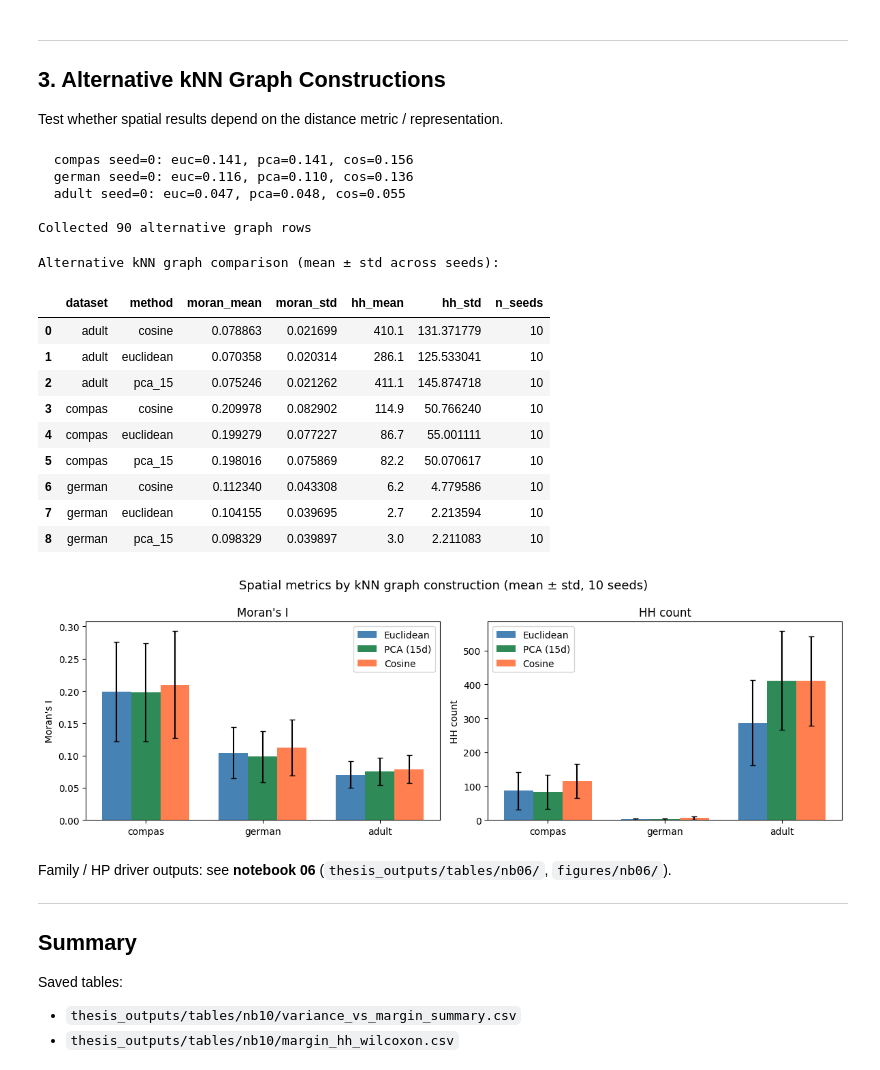
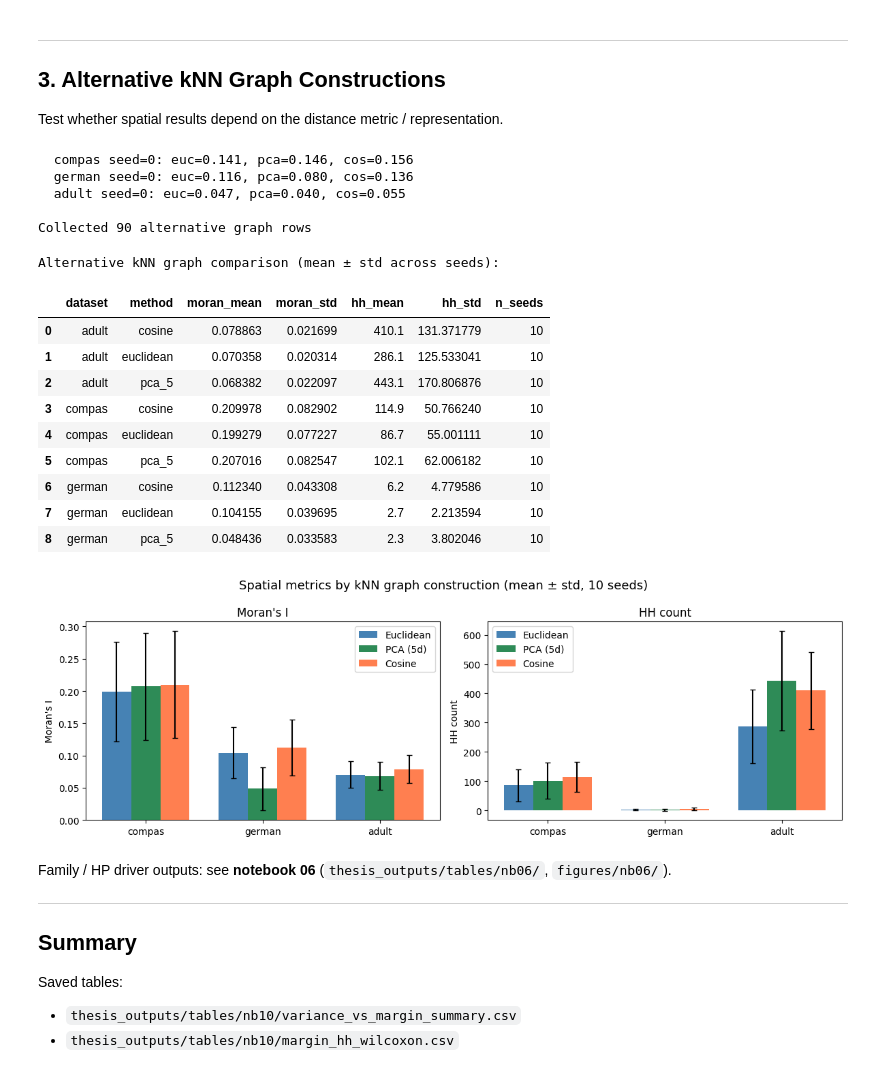
Before and after one commit to DejvisT/spatial-rashomon-multiplicity, a Jupyter notebook: notebooks/10_robustness_and_fairness.ipynb, the cells around one changed output. Cells and saved outputs as stored; diff of their text form; code cells hidden in the pictures.

```diff
--- a/notebooks/10_robustness_and_fairness.ipynb
+++ b/notebooks/10_robustness_and_fairness.ipynb
@@ -600,7 +600,7 @@ def build_cosine_knn_weights(X, k=30):
     return PySAL_W(neighbors, weights)
 
 
-def build_pca_knn_weights(X, n_components=15, k=30):
+def build_pca_knn_weights(X, n_components=5, k=30):
     """Build kNN graph in PCA-reduced space, return PySAL weights."""
     n_components = min(n_components, X.shape[1], X.shape[0])
     pca = PCA(n_components=n_components)
@@ -652,11 +652,11 @@ for dataset in DATASETS:
                 "n_hh": int(sp_base["HH_mask"].sum()),
             })
 
-            # PCA kNN (15 components)
-            W_pca = build_pca_knn_weights(X_test, n_components=15, k=k_ds)
+            # PCA kNN (5 components)
+            W_pca = build_pca_knn_weights(X_test, n_components=5, k=k_ds)
             sp_pca = spatial_with_custom_W(v, W_pca)
             alt_rows.append({
-                "dataset": dataset, "seed": seed, "method": "pca_15",
+                "dataset": dataset, "seed": seed, "method": "pca_5",
                 "moran_i": sp_pca["moran_i"],
                 "n_hh": sp_pca["n_hh"],
             })
@@ -679,9 +679,9 @@ for dataset in DATASETS:
 df_alt = pd.DataFrame(alt_rows)
 print(f"\nCollected {len(df_alt)} alternative graph rows")
 # %% [output]
-  compas seed=0: euc=0.141, pca=0.141, cos=0.156
-  german seed=0: euc=0.116, pca=0.110, cos=0.136
-  adult seed=0: euc=0.047, pca=0.048, cos=0.055
+  compas seed=0: euc=0.141, pca=0.146, cos=0.156
+  german seed=0: euc=0.116, pca=0.080, cos=0.136
+  adult seed=0: euc=0.047, pca=0.040, cos=0.055
 
 Collected 90 alternative graph rows
 # %%
@@ -703,17 +703,17 @@ Alternative kNN graph comparison (mean ± std across seeds):
 |  | dataset | method | moran_mean | moran_std | hh_mean | hh_std | n_seeds |
 | 0 | adult | cosine | 0.078863 | 0.021699 | 410.1 | 131.371779 | 10 |
 | 1 | adult | euclidean | 0.070358 | 0.020314 | 286.1 | 125.533041 | 10 |
-| 2 | adult | pca_15 | 0.075246 | 0.021262 | 411.1 | 145.874718 | 10 |
+| 2 | adult | pca_5 | 0.068382 | 0.022097 | 443.1 | 170.806876 | 10 |
 | 3 | compas | cosine | 0.209978 | 0.082902 | 114.9 | 50.766240 | 10 |
 | 4 | compas | euclidean | 0.199279 | 0.077227 | 86.7 | 55.001111 | 10 |
-| 5 | compas | pca_15 | 0.198016 | 0.075869 | 82.2 | 50.070617 | 10 |
+| 5 | compas | pca_5 | 0.207016 | 0.082547 | 102.1 | 62.006182 | 10 |
 | 6 | german | cosine | 0.112340 | 0.043308 | 6.2 | 4.779586 | 10 |
 | 7 | german | euclidean | 0.104155 | 0.039695 | 2.7 | 2.213594 | 10 |
-| 8 | german | pca_15 | 0.098329 | 0.039897 | 3.0 | 2.211083 | 10 |
+| 8 | german | pca_5 | 0.048436 | 0.033583 | 2.3 | 3.802046 | 10 |
 # %%
 # Grouped bar plot: Moran's I by method for each dataset
-methods = ["euclidean", "pca_15", "cosine"]
-method_labels = ["Euclidean", "PCA (15d)", "Cosine"]
+methods = ["euclidean", "pca_5", "cosine"]
+method_labels = ["Euclidean", "PCA (5d)", "Cosine"]
 colors = ["steelblue", "seagreen", "coral"]
 
 fig, axes = plt.subplots(1, 2, figsize=(12, 4))
@@ -725,34 +725,34 @@ for ax_idx, metric in enumerate(["moran_i", "n_hh"]):
 
     for i, (method, label, color) in enumerate(zip(methods, method_labels, colors)):
         sub = agg_alt[agg_alt["method"] == method]
         means = []
         stds = []
         for ds in DATASETS:
             row = sub[sub["dataset"] == ds]
             if len(row):
                 col_mean = "moran_mean" if metric == "moran_i" else "hh_mean"
                 col_std = "moran_std" if metric == "moran_i" else "hh_std"
                 means.append(row[col_mean].values[0])
                 stds.append(row[col_std].values[0])
             else:
                 means.append(0)
                 stds.append(0)
 
         ax.bar(x + i * width, means, width, yerr=stds, label=label,
                color=color, capsize=3)
 
     ax.set_xticks(x + width)
     ax.set_xticklabels(DATASETS)
     ax.set_ylabel("Moran's I" if metric == "moran_i" else "HH count")
     ax.set_title("Moran's I" if metric == "moran_i" else "HH count")
     ax.legend()
 
 fig.suptitle("Spatial metrics by kNN graph construction (mean ± std, 10 seeds)", fontsize=13)
 plt.tight_layout()
 fig.savefig(FIGURES / "alternative_knn_comparison.pdf", bbox_inches="tight")
 plt.show()
 # %% [output]
-[figure, old version]
+[figure, new version]
 # %% [markdown]
 Family / HP driver outputs: see **notebook 06** (`thesis_outputs/tables/nb06/`, `figures/nb06/`).
 
```
Also changed, not shown: parts of 1 cell of this notebook, 7 other files.
